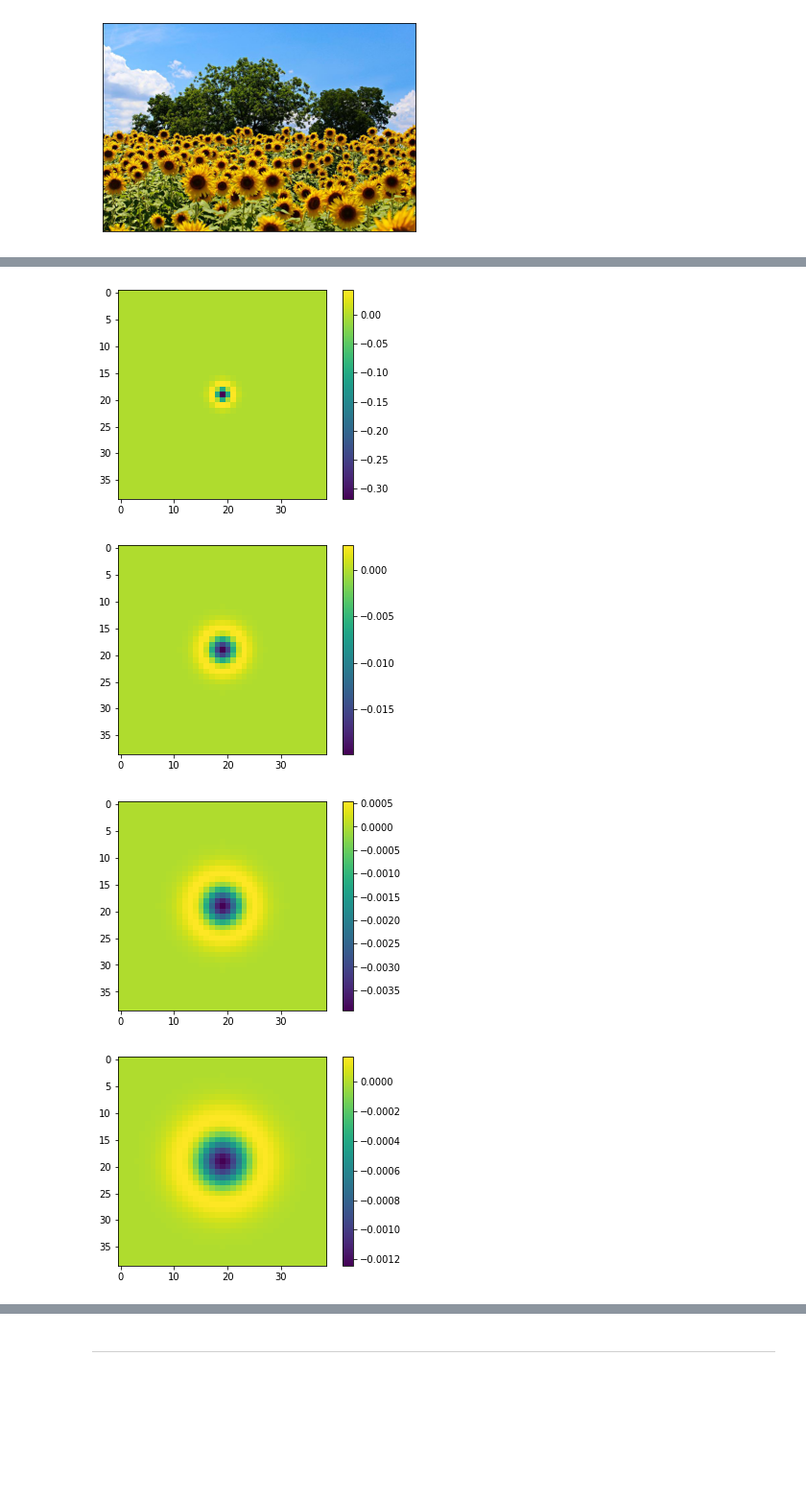
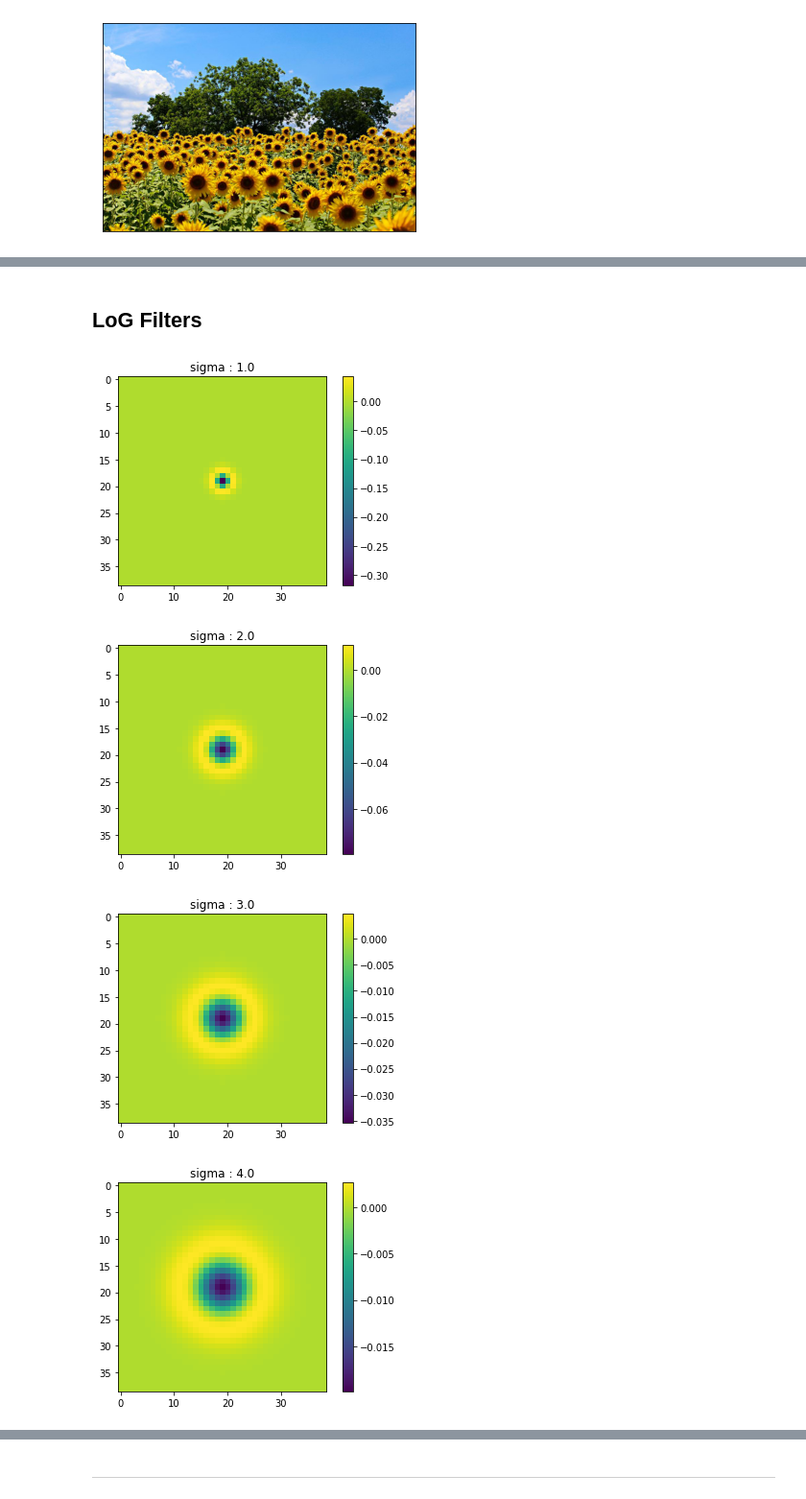
Before and after one commit to TooTouch/KU-ComputerVision, a Jupyter notebook: Assignment3/logscale_KHW.ipynb, the cells around one changed output, grey strips where cells are left out. Shown at 96% size. Saved outputs shown, nothing was run; the diff lists cells and outputs as text; code cells hidden in the pictures; blank space fills up the shorter version.

```diff
--- a/Assignment3/logscale_KHW.ipynb
+++ b/Assignment3/logscale_KHW.ipynb
@@ -62,8 +71,23 @@ size = 19
 # %%
 def LoG(sigma=1, size=19):
+    """
+    Laplacian of Gaussian filter
+
+    Arguments
+    ---------
+    - sigma    : sigma (default : 1)
+    - size     : filter size (default : 19)
+
+    Return
+    ------
+    - filter   : LoG filter
+
+    """
     fil = np.zeros((2*size+1, 2*size+1))
     for i in range(-size, size+1):
         for j in range(-size, size+1):
+            # Normalized LoG filter
             tmp = (i*i+j*j)/(2*sigma*sigma)
-            fil[i+size,j+size]=-1/(np.pi*np.power(sigma,4))*(1-tmp)*np.exp(-tmp)*(sigma*sigma)
+            fil[i+size,j+size]=-1/(np.pi*np.power(sigma,4))*(1-tmp)*np.exp(-tmp)*(sigma**2)
+
     return fil
@@ -114,13 +176,16 @@ def trackScale(img,sigmas,size,threshold):
+# %% [markdown]
+## LoG Filters
 # %%
 fil = []
 
-for i,sigma in enumerate(np.linspace(1,10,10)):
-    fil.append(LoG(sigma,19))
+for i,sigma in enumerate(sigmas):
+    fil.append(LoG(sigma,size))
     plt.figure()
+    plt.title('sigma : {}'.format(sigma))
     plt.imshow(fil[i])
     plt.colorbar()
 # %% [output]
-[figure, old version]
+[figure, new version]
-[figure, old version]
+[figure, new version]
-[figure, old version]
+[figure, new version]
-[figure, old version]
+[figure, new version]
```
Also changed, not shown: parts of 32 cells of this notebook.
